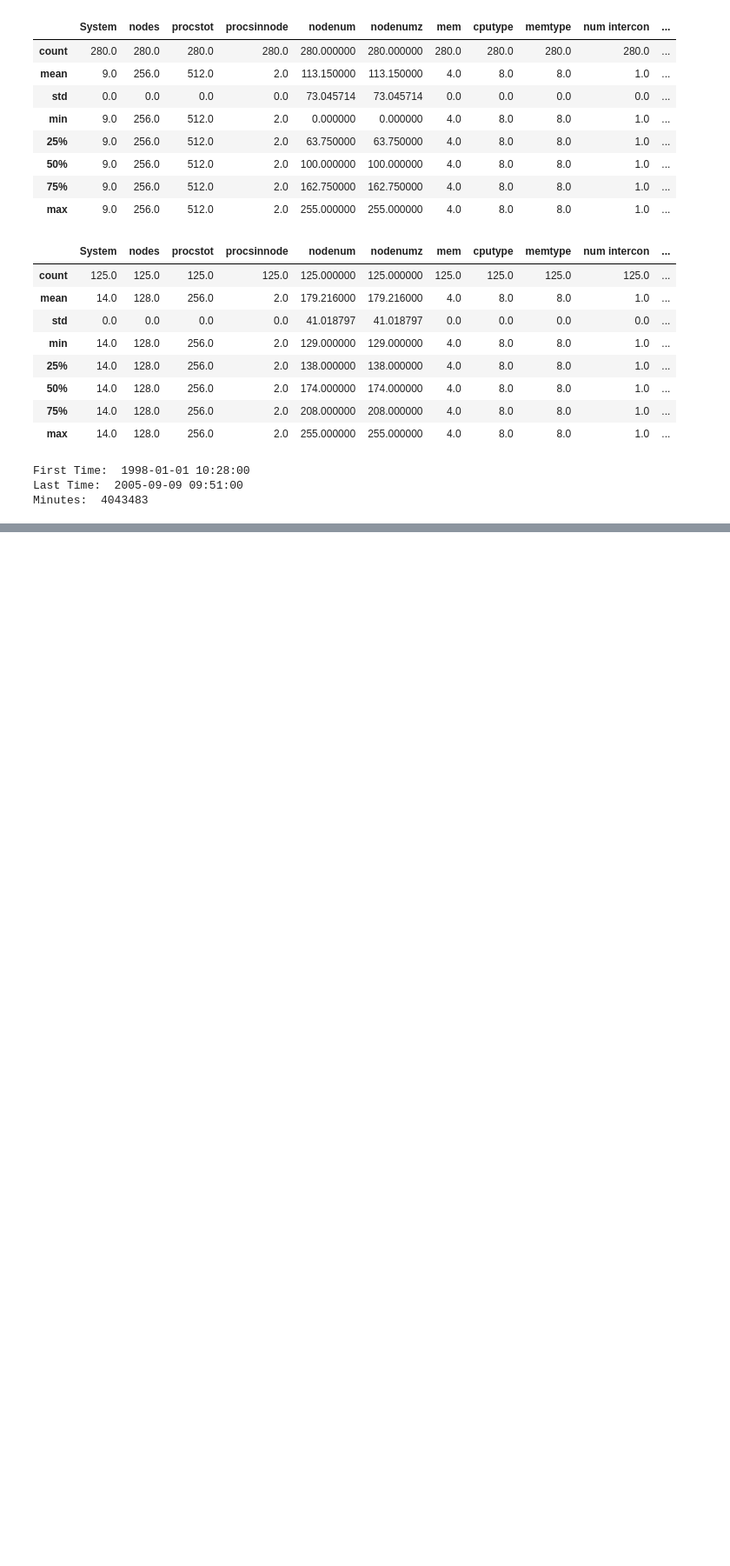
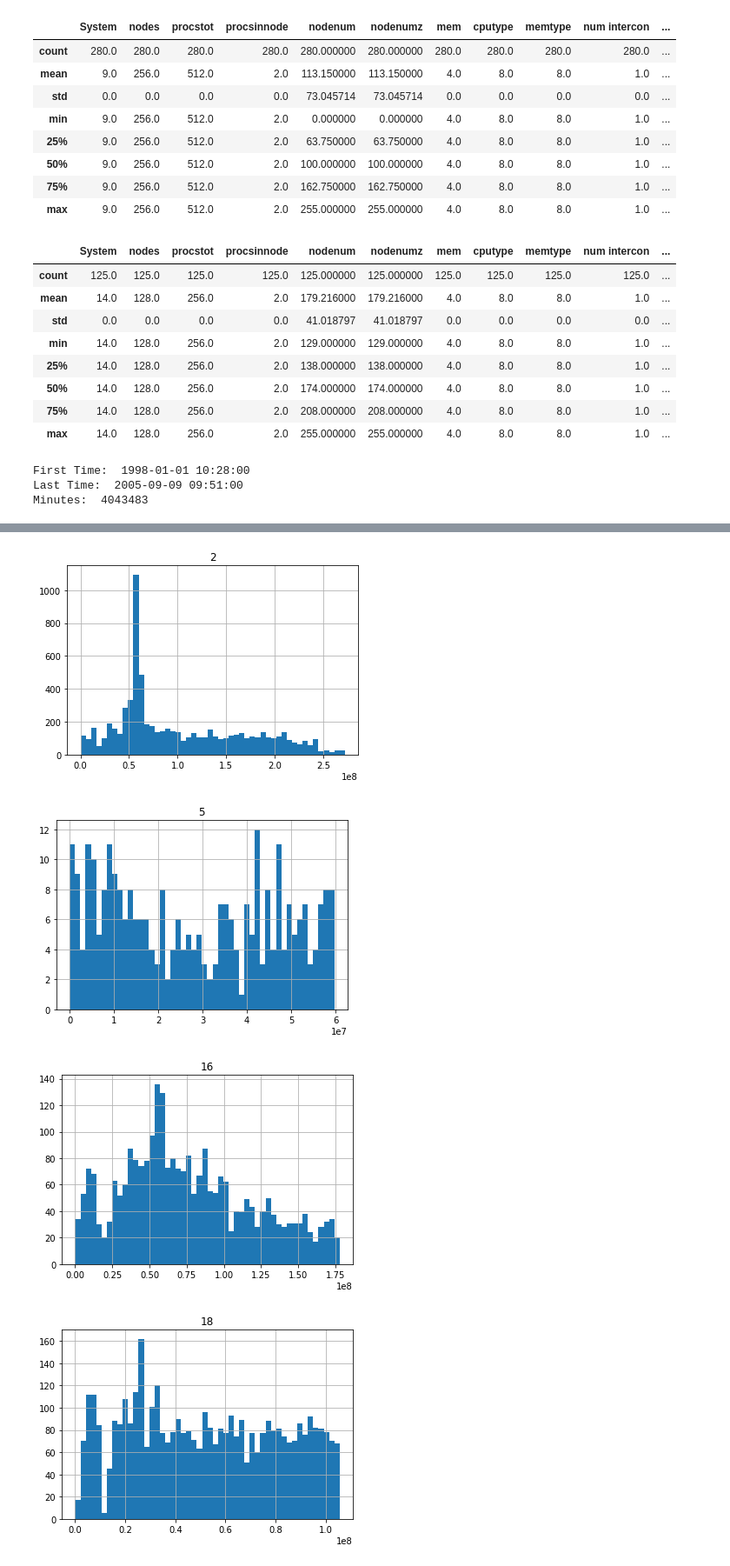
Before and after one commit to nhorcher/541_final_project, a Jupyter notebook: LANL_Analysis.ipynb, the cells around one changed output, grey strips where cells are left out. Shown at 87% size. Drawn from its saved outputs; the diff is of its cells as text; code cells hidden in the pictures; blank space fills up the shorter version.

```diff
--- a/LANL_Analysis.ipynb
+++ b/LANL_Analysis.ipynb
@@ -200,0 +283,22 @@ Outliers:  1599  ~ 0.06735751295336788 %
+# %%
+for sys_id in [2, 5, 16, 18, 19, 20]:
+#sys_id = 2
+    lanl_node24 = lanl.loc[lanl['System'] == sys_id]
+    start_col = lanl_node24['Prob Started (mm/dd/yy hh:mm)']
+    base_time = min([parser.parse(entry) for entry in start_col])
+
+    def convert_to_seconds(s):
+        timediff = parser.parse(s) - base_time
+        return timediff.total_seconds()
+
+    start_times = start_col.map(convert_to_seconds)
+
+    plt.figure()
+    start_times.hist(bins=50)
+    plt.title(str(sys_id))
+    plt.show()
+# %% [output]
+[figure, added]
+[figure, added]
+[figure, added]
+[figure, added]
```
Also changed, not shown: parts of 16 cells of this notebook, 1 other file.
